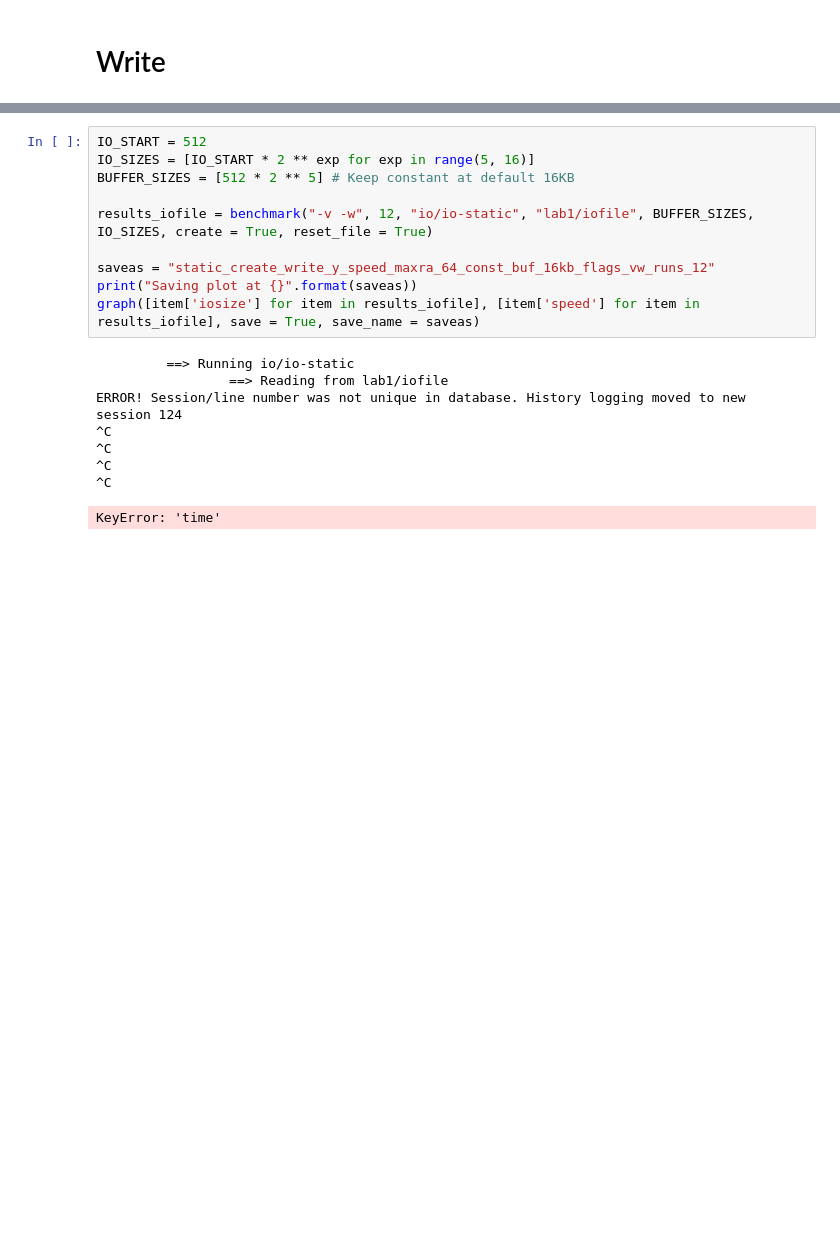
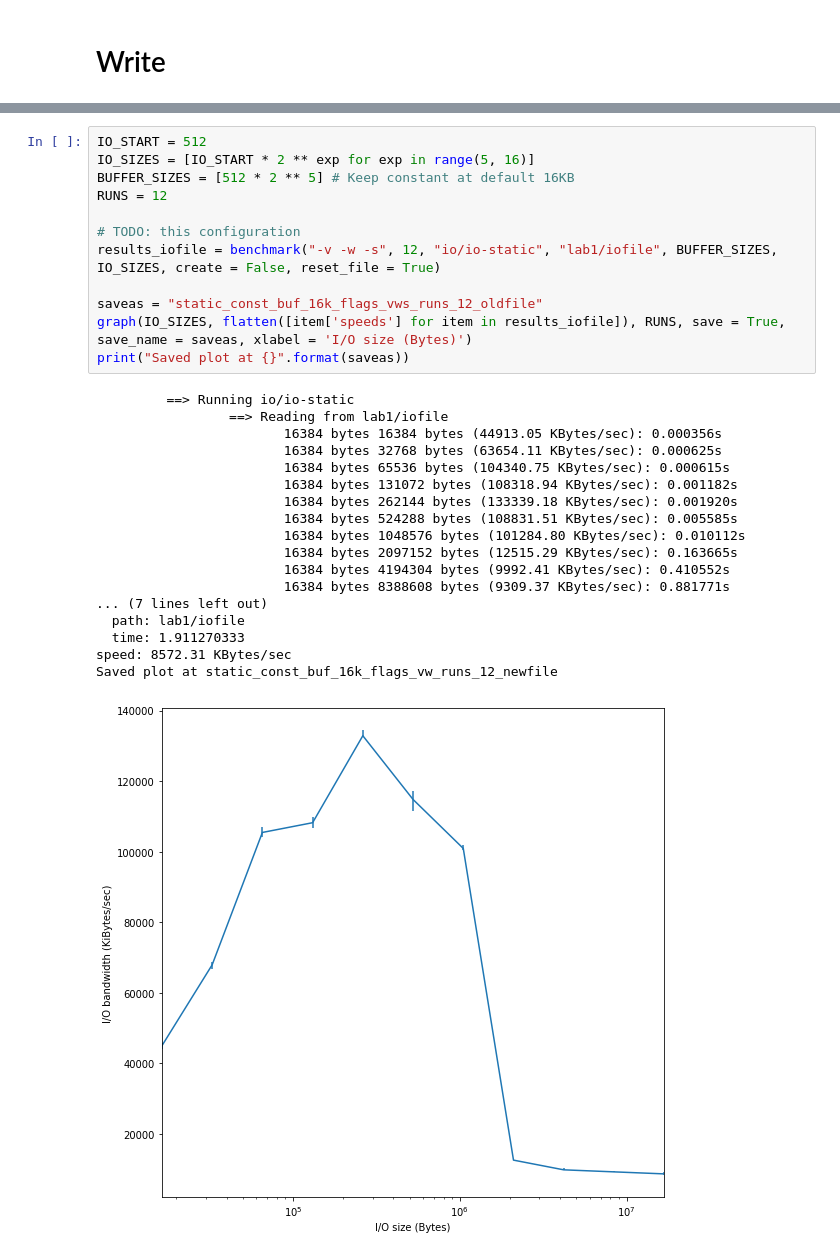
Before and after one commit to Michael137/os, a Jupyter notebook: l41-labs/lab1.ipynb, the cells around one changed output, grey strips where cells are left out. Cells and saved outputs as stored; diff of their text form; blank space fills up the shorter version.

```diff
--- a/l41-labs/lab1.ipynb
+++ b/l41-labs/lab1.ipynb
@@ -279,19 +320,31 @@ Unfortunately, your original traceback can not be constructed.
 # %%
 IO_START = 512
 IO_SIZES = [IO_START * 2 ** exp for exp in range(5, 16)]
 BUFFER_SIZES = [512 * 2 ** 5] # Keep constant at default 16KB
+RUNS = 12
 
-results_iofile = benchmark("-v -w", 12, "io/io-static", "lab1/iofile", BUFFER_SIZES, IO_SIZES, create = True, reset_file = True)
+# TODO: this configuration
+results_iofile = benchmark("-v -w -s", 12, "io/io-static", "lab1/iofile", BUFFER_SIZES, IO_SIZES, create = False, reset_file = True)
 
-saveas = "static_create_write_y_speed_maxra_64_const_buf_16kb_flags_vw_runs_12"
-print("Saving plot at {}".format(saveas))
-graph([item['iosize'] for item in results_iofile], [item['speed'] for item in results_iofile], save = True, save_name = saveas)
+saveas = "static_const_buf_16k_flags_vws_runs_12_oldfile"
+graph(IO_SIZES, flatten([item['speeds'] for item in results_iofile]), RUNS, save = True, save_name = saveas, xlabel = 'I/O size (Bytes)')
+print("Saved plot at {}".format(saveas))
 # %% [output]
          ==> Running io/io-static
                  ==> Reading from lab1/iofile
-ERROR! Session/line number was not unique in database. History logging moved to new session 124
-^C
-^C
-^C
-^C
+                        16384 bytes 16384 bytes (44913.05 KBytes/sec): 0.000356s
+                        16384 bytes 32768 bytes (63654.11 KBytes/sec): 0.000625s
+                        16384 bytes 65536 bytes (104340.75 KBytes/sec): 0.000615s
+                        16384 bytes 131072 bytes (108318.94 KBytes/sec): 0.001182s
+                        16384 bytes 262144 bytes (133339.18 KBytes/sec): 0.001920s
+                        16384 bytes 524288 bytes (108831.51 KBytes/sec): 0.005585s
+                        16384 bytes 1048576 bytes (101284.80 KBytes/sec): 0.010112s
+                        16384 bytes 2097152 bytes (12515.29 KBytes/sec): 0.163665s
+                        16384 bytes 4194304 bytes (9992.41 KBytes/sec): 0.410552s
+                        16384 bytes 8388608 bytes (9309.37 KBytes/sec): 0.881771s
+... (7 lines left out)
+  path: lab1/iofile
+  time: 1.911270333
+speed: 8572.31 KBytes/sec
+Saved plot at static_const_buf_16k_flags_vw_runs_12_newfile
-KeyError: 'time'
+[figure, added]
```
Also changed, not shown: parts of 10 cells of this notebook, 33 other files.
